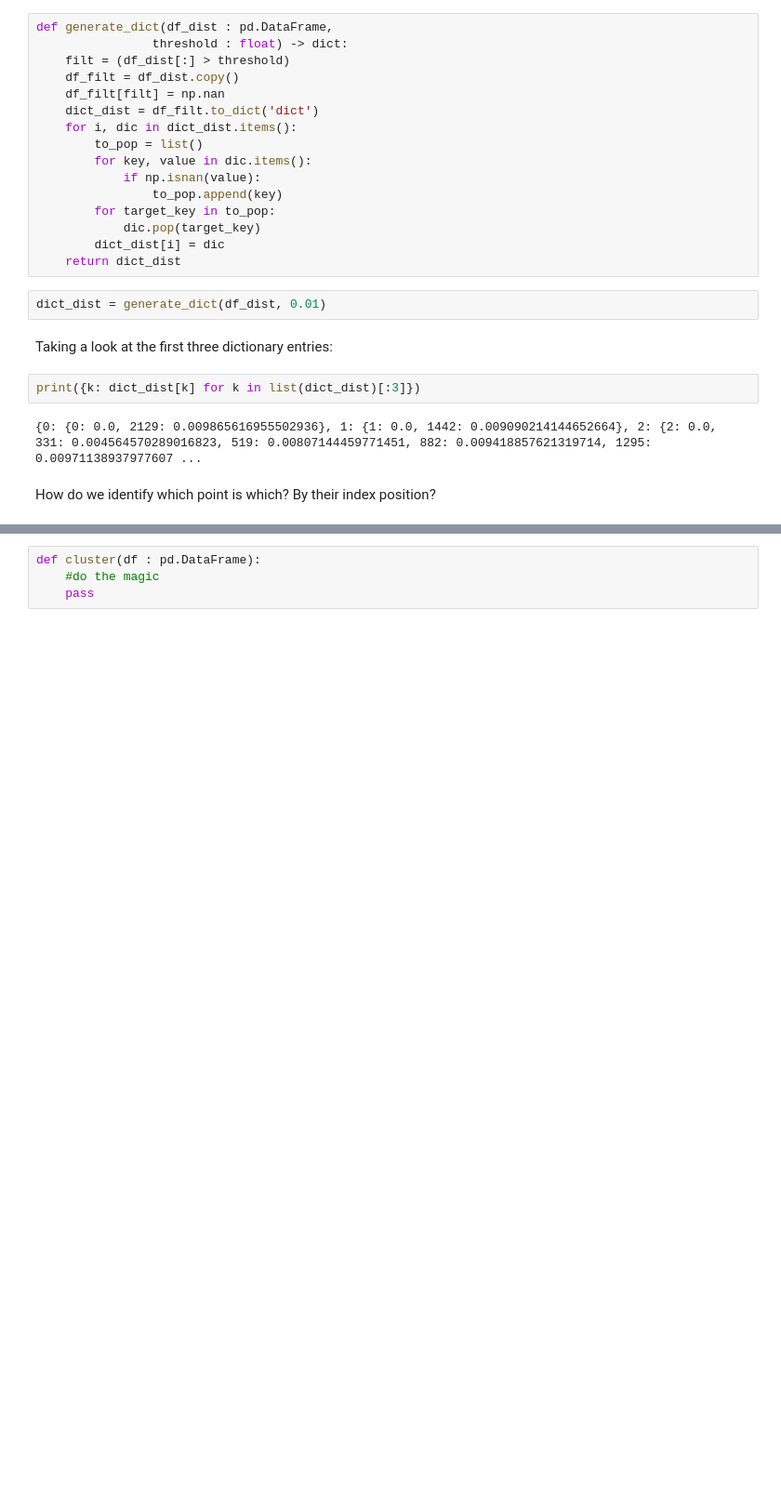
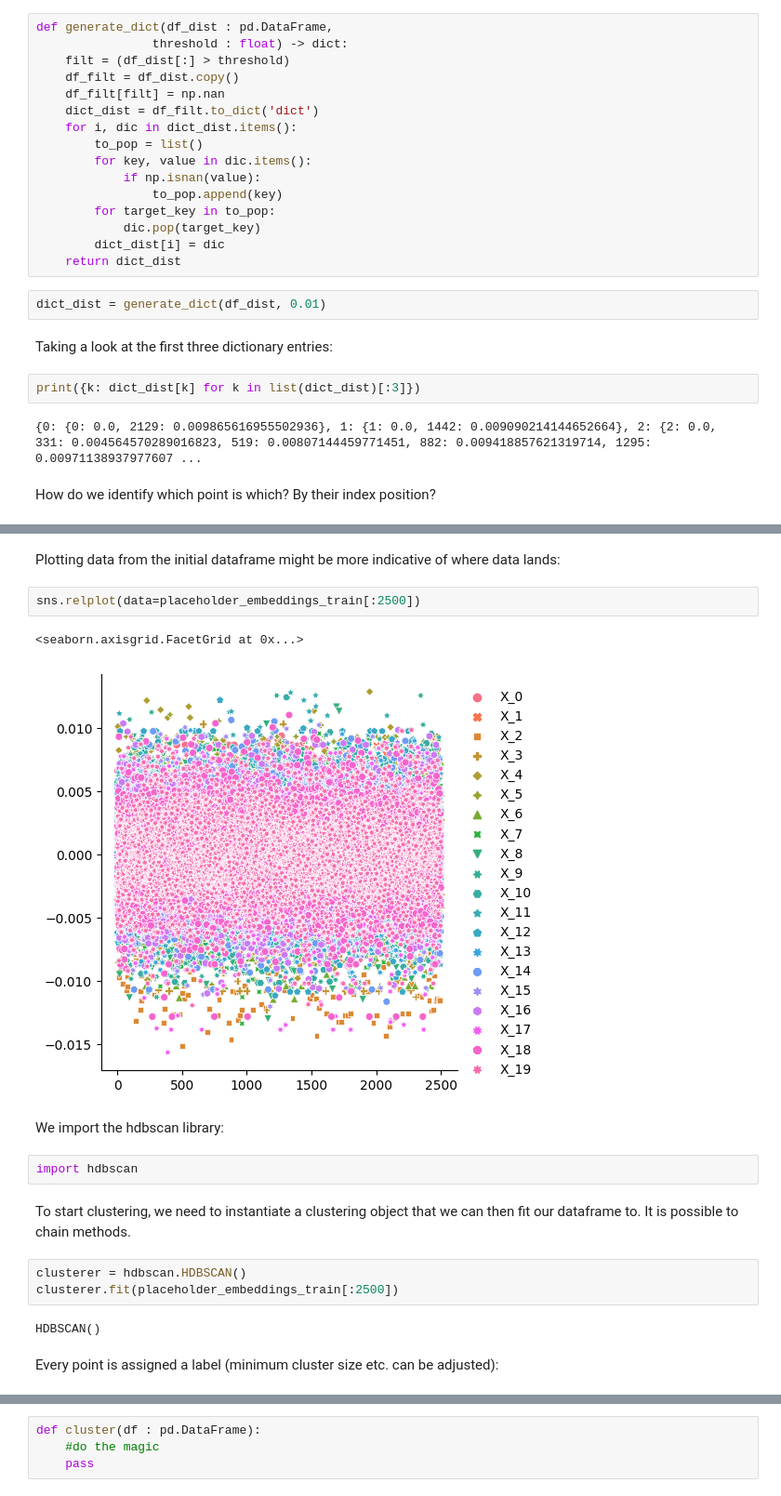
Before and after one commit to TechLabs-Berlin/wt23-naturdoc, a Jupyter notebook: ds/notebooks/data_clustering_placeholder.ipynb, the cells around one changed output, grey strips where cells are left out. Shown at 93% size. Saved outputs shown, nothing was run; the diff lists cells and outputs as text; blank space fills up the shorter version.

```diff
--- a/ds/notebooks/data_clustering_placeholder.ipynb
+++ b/ds/notebooks/data_clustering_placeholder.ipynb
@@ -308,0 +328,20 @@ How do we identify which point is which? By their index position?
+# %% [markdown]
+Plotting data from the initial dataframe might be more indicative of where data lands:
+# %%
+sns.relplot(data=placeholder_embeddings_train[:2500])
+# %% [output]
+<seaborn.axisgrid.FacetGrid at 0x...>
+[figure, added]
+# %% [markdown]
+We import the hdbscan library:
+# %%
+import hdbscan
+# %% [markdown]
+To start clustering, we need to instantiate a clustering object that we can then fit our dataframe to. It is possible to chain methods.
+# %%
+clusterer = hdbscan.HDBSCAN()
+clusterer.fit(placeholder_embeddings_train[:2500])
+# %% [output]
+HDBSCAN()
+# %% [markdown]
+Every point is assigned a label (minimum cluster size etc. can be adjusted):
```
Also changed, not shown: parts of 17 cells of this notebook, 16 other files.
